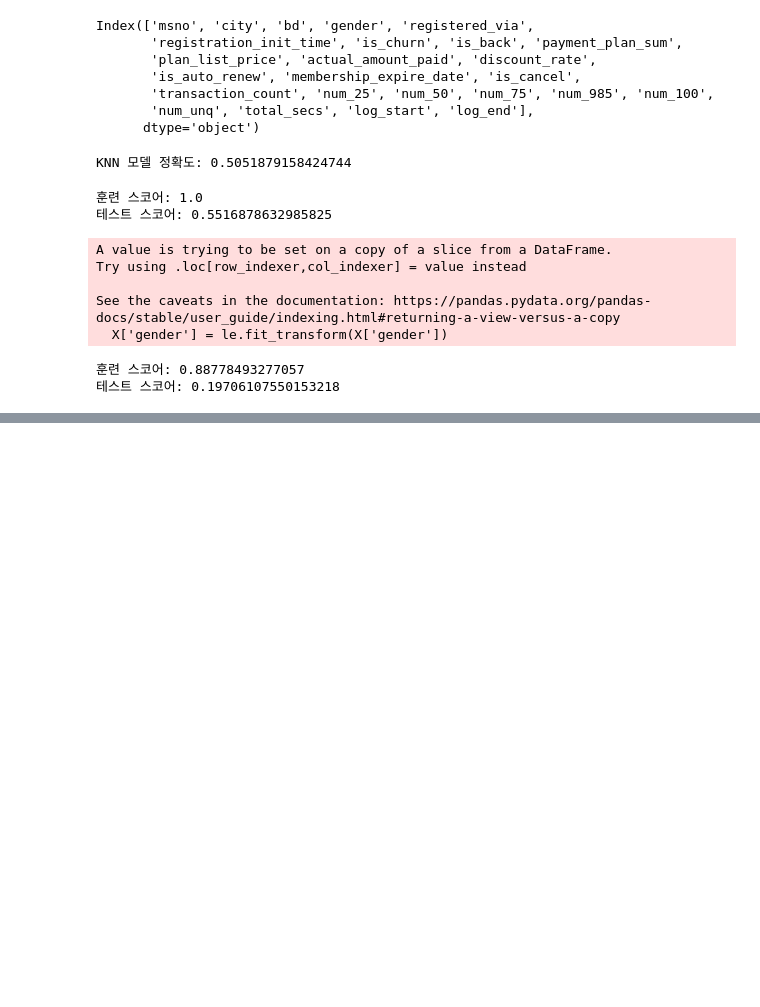
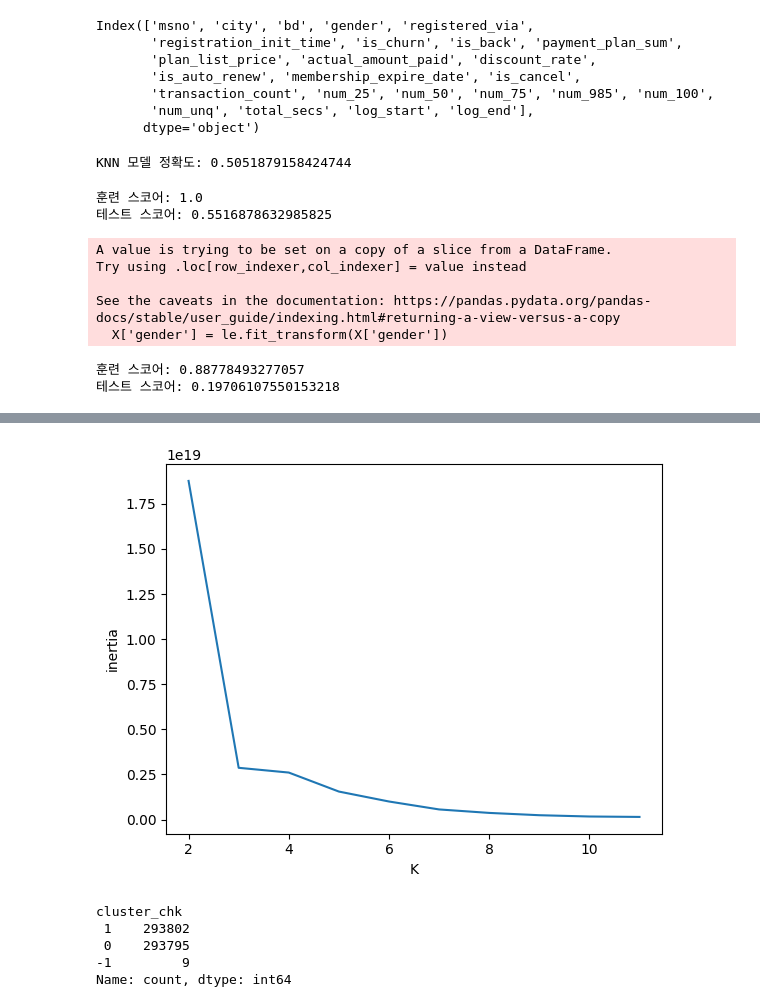
Before and after one commit to SKNETWORKS-FAMILY-AICAMP/SKN09-2nd-2Team, a Jupyter notebook: kimujung/tmp_1.ipynb, the cells around one changed output, grey strips where cells are left out. Drawn from its saved outputs; the diff is of its cells as text; code cells hidden in the pictures; blank space fills up the shorter version.

```diff
--- a/kimujung/tmp_1.ipynb
+++ b/kimujung/tmp_1.ipynb
@@ -234,0 +256,5 @@ See the caveats in the documentation: https://pandas.pydata.org/pandas-docs/stab
+# %%
+# data_dir = "D:\\study\\sknetworks\\team_project\\sk_2nd\\data\\"
+data_dir = "C:\\KIMUJUNG\\team_project\\data\\"
+df = pd.read_csv(data_dir + 'final_data.csv')
+df.head(2)
@@ -234,0 +266,23 @@ See the caveats in the documentation: https://pandas.pydata.org/pandas-docs/stab
+# %%
+X = df.drop(['is_churn'],axis=1)
+y = df['is_churn']
+
+X_train, X_test, y_train, y_test = train_test_split(X, y, test_size=0.2, random_state=42)
+
+scaler = StandardScaler()
+X_train_scaled = scaler.fit_transform(X_train)
+X_test_scaled = scaler.transform(X_test)
+# %%
+counter = Counter(y)
+print(counter)
+
+ros = RandomOverSampler(random_state=42)
+X_res, y_res = ros.fit_resample(X, y)
+
+counter = Counter(y_res)
+print(counter)
+
+X_train_res, X_test_res, y_train_res, y_test_res = train_test_split(X_res, y_res, test_size=0.2, random_state=42)
+scaler = StandardScaler()
+X_train_res_scaled = scaler.fit_transform(X_train_res)
+X_test_res_scaled = scaler.transform(X_test_res)
@@ -234,0 +294,9 @@ See the caveats in the documentation: https://pandas.pydata.org/pandas-docs/stab
+# %%
+inertias = []
+
+for k in range(2,12):
+    kmeans = KMeans(n_clusters=k, random_state=42)
+    kmeans.fit(X_res)
+    inertias.append(kmeans.inertia_)    # inertia 속성 확인 가능
+
+inertias
@@ -234,0 +314,19 @@ See the caveats in the documentation: https://pandas.pydata.org/pandas-docs/stab
+# %%
+plt.plot(range(2,12),inertias)
+plt.xlabel('K')
+plt.ylabel('inertia')
+plt.show()
+# %% [output]
+[figure, added]
+# %%
+kmeans = KMeans(n_clusters=2, init='k-means++', max_iter=300,random_state=0)
+kmeans.fit(X_res)
+total_res['cluster'] = kmeans.labels_
+total_res['cluster_chk'] = total_res['is_churn'] - total_res['cluster']
+total_res['cluster_chk'].value_counts()
+# %% [output]
+cluster_chk
+ 1    293802
+ 0    293795
+-1         9
+Name: count, dtype: int64
```
Also changed, not shown: parts of 6 cells of this notebook, 13 other files.
